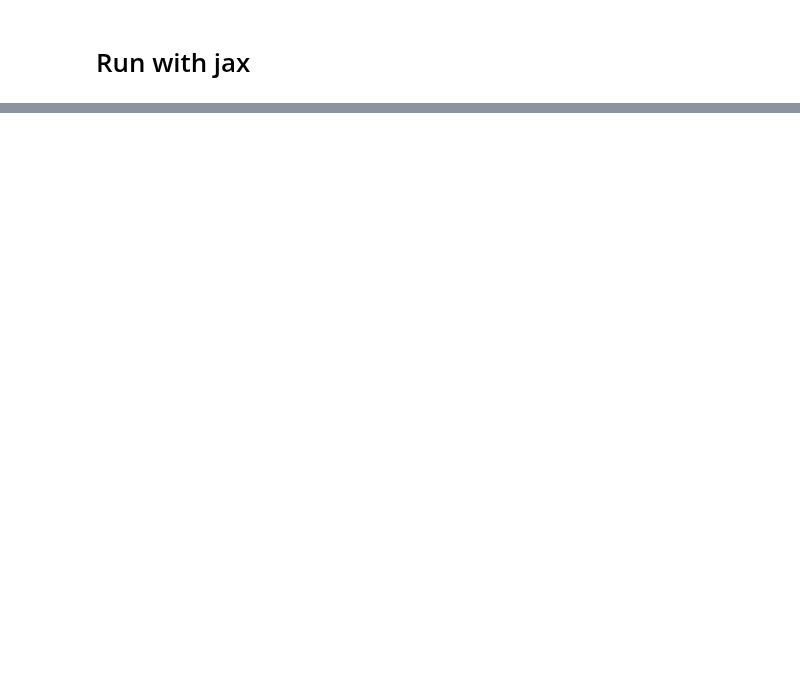
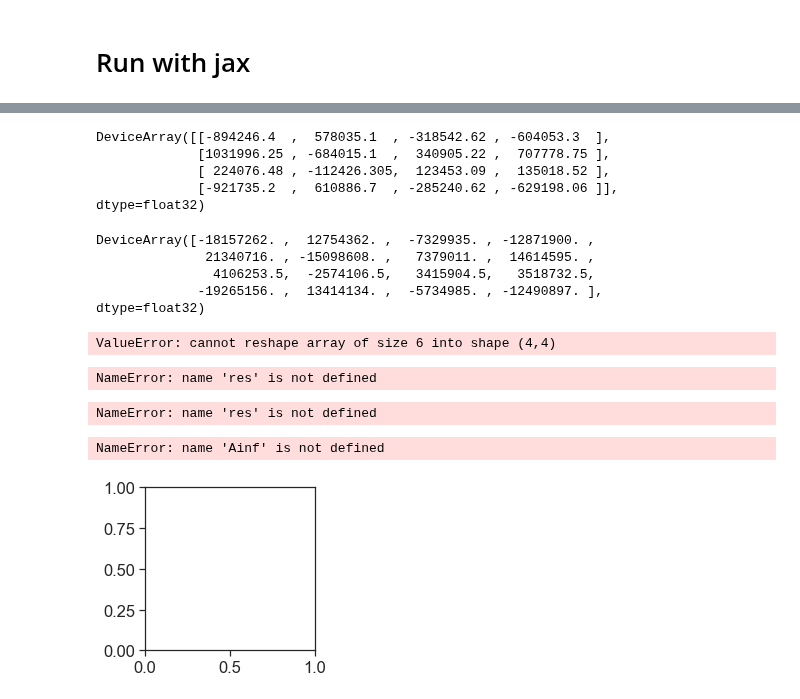
Before and after one commit to yves-weissenberger/ll_ephys, a Jupyter notebook: ephys_notebooks/multi_step_derivatives_actually_implement.ipynb, the cells around one changed output, grey strips where cells are left out. Saved outputs shown, nothing was run; the diff lists cells and outputs as text; code cells hidden in the pictures; blank space fills up the shorter version.

```diff
--- a/ephys_notebooks/multi_step_derivatives_actually_implement.ipynb
+++ b/ephys_notebooks/multi_step_derivatives_actually_implement.ipynb
@@ -35,6 +46,10 @@ import jax.numpy as jnp
 from jax import grad, jit, vmap
 from jax import random
 # %%
-def predict(Ahat,x,y):
-    Ahat = jnp.reshape(Ahat,(5,5))
-    return jnp.sum((jnp.dot(jnp.linalg.matrix_power(Ahat,2),x)-y)**2)
+def predict(Ahat,x,y,n,dim):
+    Ahat = jnp.reshape(Ahat,(dim,dim))
+    return jnp.sum((jnp.dot(jnp.linalg.matrix_power(Ahat,n),x)-y)**2)
+
+
+predict_funs = [partial(predict,n=i,dim=dim) for i in range(9)]
+grad_predict_funs = [grad(i) for i in predict_funs]
@@ -93,0 +144,48 @@ array([[ 4.36784739],
+# %%
+grad_predict_all = grad(predict_all)
+# %%
+#%%timeit
+grad_predict_all(Ahat,x,predict_funs,grad_predict_funs,dim)
+# %% [output]
+DeviceArray([[-894246.4  ,  578035.1  , -318542.62 , -604053.3  ],
+             [1031996.25 , -684015.1  ,  340905.22 ,  707778.75 ],
+             [ 224076.48 , -112426.305,  123453.09 ,  135018.52 ],
+             [-921735.2  ,  610886.7  , -285240.62 , -629198.06 ]],            dtype=float32)
+# %%
+predict_all_grad(Ahat,x,predict_funs,grad_predict_funs,dim)
+# %% [output]
+DeviceArray([-18157262. ,  12754362. ,  -7329935. , -12871900. ,
+              21340716. , -15098608. ,   7379011. ,  14614595. ,
+               4106253.5,  -2574106.5,   3415904.5,   3518732.5,
+             -19265156. ,  13414134. ,  -5734985. , -12490897. ],            dtype=float32)
+# %%
+params = np.random.normal(size=(1,int(dim*(dim-1)/2)))# + np.eye(dim)
+res = op.minimize(predict_all,
+           params,
+           (x,predict_funs,grad_predict_funs,dim),
+           jac=grad_predict_all,
+           method='Newton-CG'
+           )
+print(res.message)
+# %% [output]
+ValueError: cannot reshape array of size 6 into shape (4,4)
+# %%
+res.message
+# %% [output]
+NameError: name 'res' is not defined
+# %%
+Ainf = res.x.reshape(dim,dim)
+# %% [output]
+NameError: name 'res' is not defined
+# %%
+plt.figure(figsize=(14,3))
+
+for i in range(dim):
+
+    plt.subplot(1,dim,i+1)
+    plt.plot((np.linalg.matrix_power(Ainf,1)@x)[:,i],marker='.')
+    plt.plot((np.linalg.matrix_power(A,1)@x)[:,i],marker='.')
+    #plt.
+# %% [output]
+NameError: name 'Ainf' is not defined
+[figure, added]
```
Also changed, not shown: parts of 64 cells of this notebook.
